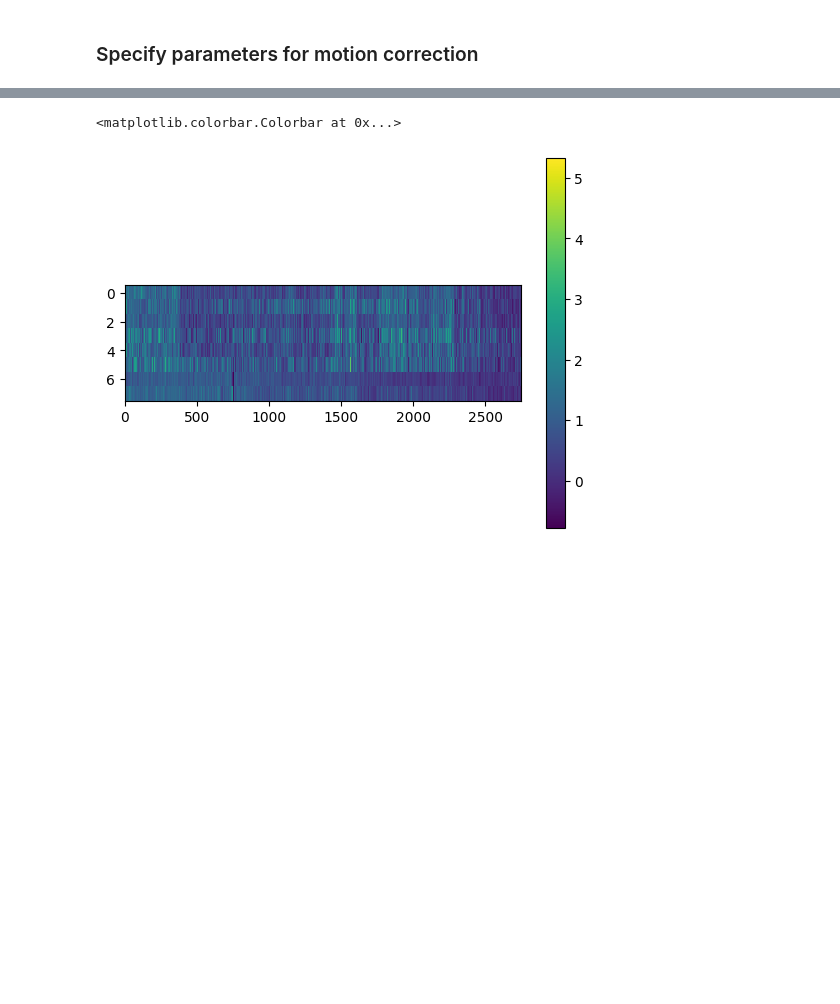
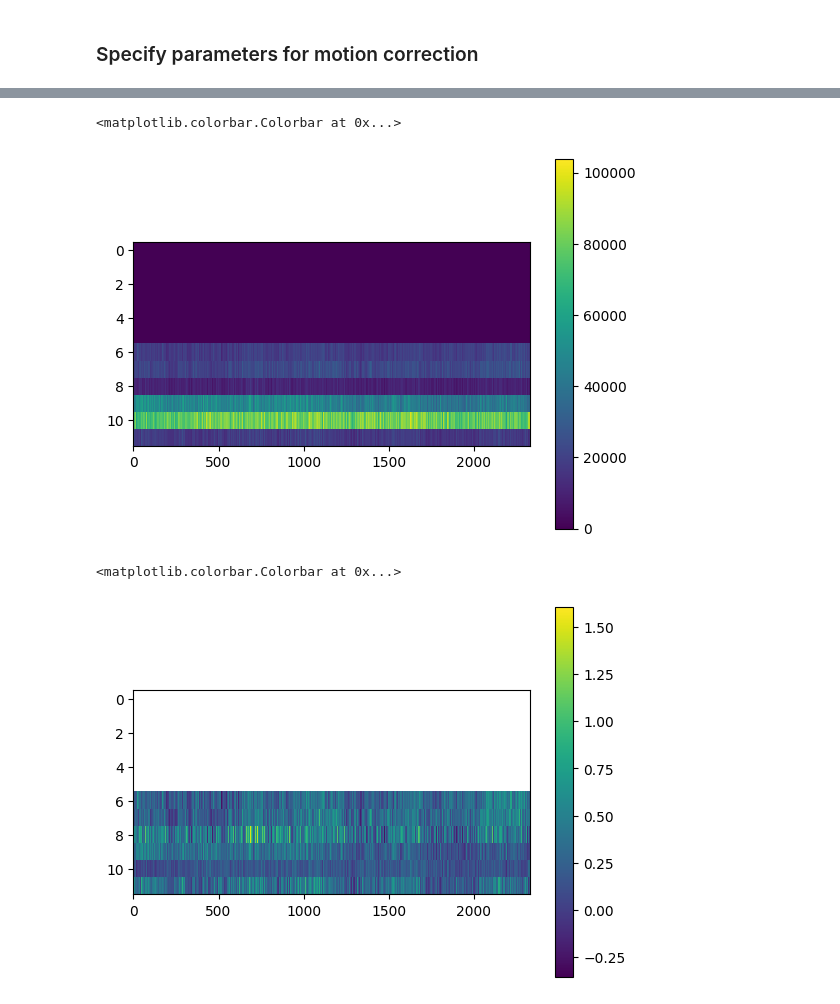
Before and after one commit to T-E-Lab/GULP, a Jupyter notebook: scripts/preprocess_img.ipynb, the cells around one changed output, grey strips where cells are left out. Cells and saved outputs as stored; diff of their text form; code cells hidden in the pictures; blank space fills up the shorter version.

```diff
--- a/scripts/preprocess_img.ipynb
+++ b/scripts/preprocess_img.ipynb
@@ -72,10 +157,17 @@ for i,file in enumerate(file_names):
 # %%
 fig,ax = plt.subplots()
-act = ax.imshow(exptDat['DF_G'].T, aspect = 100, interpolation="none")
+act = ax.imshow(exptDat['rawf'].T, aspect = 100, interpolation="none")
 fig.colorbar(act)
 # plt.savefig(fig, dpi = 300, format ='svg')
 # %% [output]
 <matplotlib.colorbar.Colorbar at 0x...>
-[figure, old version]
+[figure, new version]
+# %%
+fig,ax = plt.subplots()
+act = ax.imshow(exptDat['deltaf'].T, aspect = 100, interpolation="none")
+fig.colorbar(act)
+# %% [output]
+<matplotlib.colorbar.Colorbar at 0x...>
+[figure, added]
 # %%
 fig,ax = plt.subplots()
```
Also changed, not shown: parts of 14 cells of this notebook, 14 other files.
